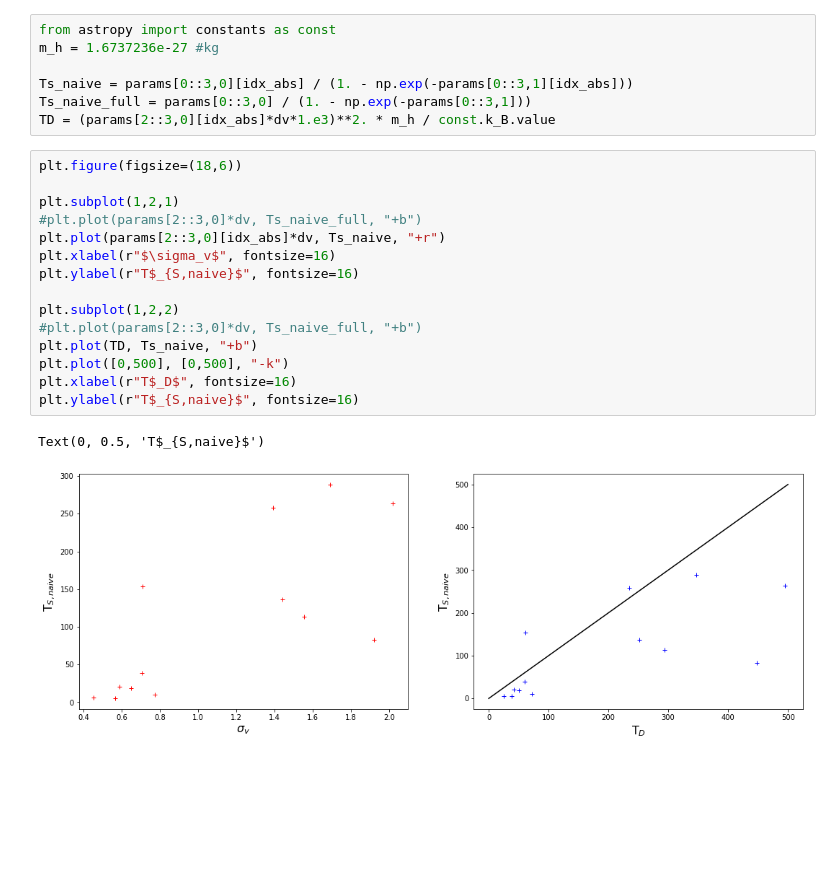
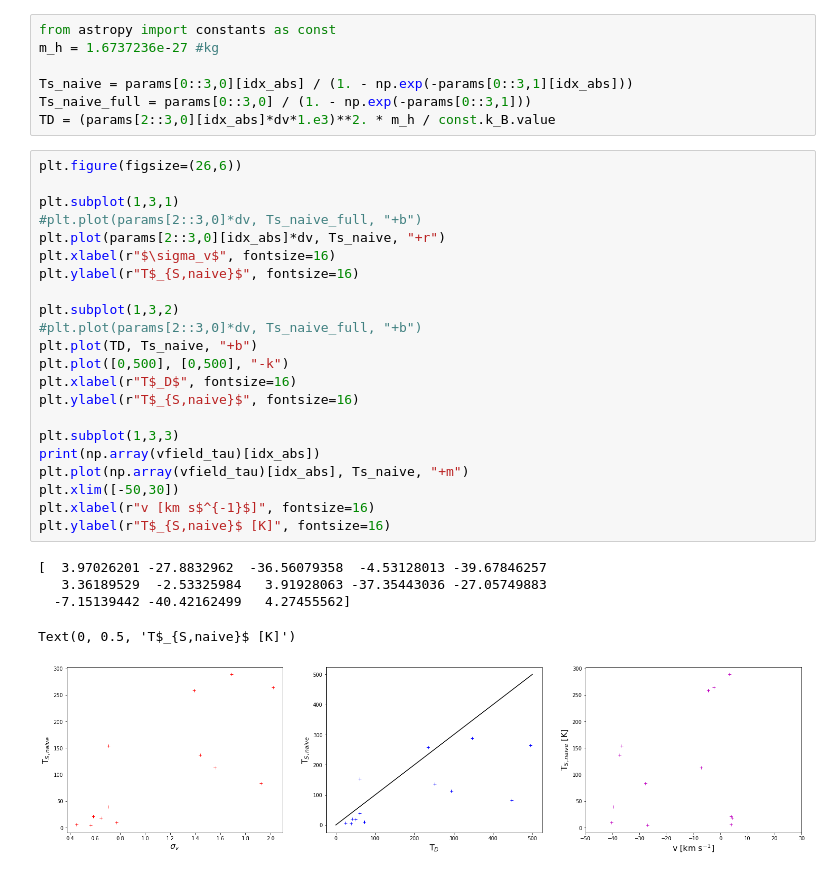
Before and after one commit to antoinemarchal/GASKAP, a Jupyter notebook: GASKAP_absorption.ipynb, the cells around one changed output. Cells and saved outputs as stored; diff of their text form; blank space fills up the shorter version.

```diff
--- a/GASKAP_absorption.ipynb
+++ b/GASKAP_absorption.ipynb
@@ -310,23 +313,33 @@ Ts_naive = params[0::3,0][idx_abs] / (1. - np.exp(-params[0::3,1][idx_abs]))
 Ts_naive_full = params[0::3,0] / (1. - np.exp(-params[0::3,1]))
 TD = (params[2::3,0][idx_abs]*dv*1.e3)**2. * m_h / const.k_B.value
 # %%
-plt.figure(figsize=(18,6))
+plt.figure(figsize=(26,6))
 
-plt.subplot(1,2,1)
+plt.subplot(1,3,1)
 #plt.plot(params[2::3,0]*dv, Ts_naive_full, "+b")
 plt.plot(params[2::3,0][idx_abs]*dv, Ts_naive, "+r")
 plt.xlabel(r"$\sigma_v$", fontsize=16)
 plt.ylabel(r"T$_{S,naive}$", fontsize=16)
 
-plt.subplot(1,2,2)
+plt.subplot(1,3,2)
 #plt.plot(params[2::3,0]*dv, Ts_naive_full, "+b")
 plt.plot(TD, Ts_naive, "+b")
 plt.plot([0,500], [0,500], "-k")
 plt.xlabel(r"T$_D$", fontsize=16)
 plt.ylabel(r"T$_{S,naive}$", fontsize=16)
+
+plt.subplot(1,3,3)
+print(np.array(vfield_tau)[idx_abs])
+plt.plot(np.array(vfield_tau)[idx_abs], Ts_naive, "+m")
+plt.xlim([-50,30])
+plt.xlabel(r"v [km s$^{-1}$]", fontsize=16)
+plt.ylabel(r"T$_{S,naive}$ [K]", fontsize=16)
 # %% [output]
-Text(0, 0.5, 'T$_{S,naive}$')
+[  3.97026201 -27.8832962  -36.56079358  -4.53128013 -39.67846257
+   3.36189529  -2.53325984   3.91928063 -37.35443036 -27.05749883
+  -7.15139442 -40.42162499   4.27455562]
+Text(0, 0.5, 'T$_{S,naive}$ [K]')
-[figure, old version]
+[figure, new version]
 # %%
 print(Ts_naive)
 # %% [output]
```
Also changed, not shown: parts of 2 cells of this notebook.
